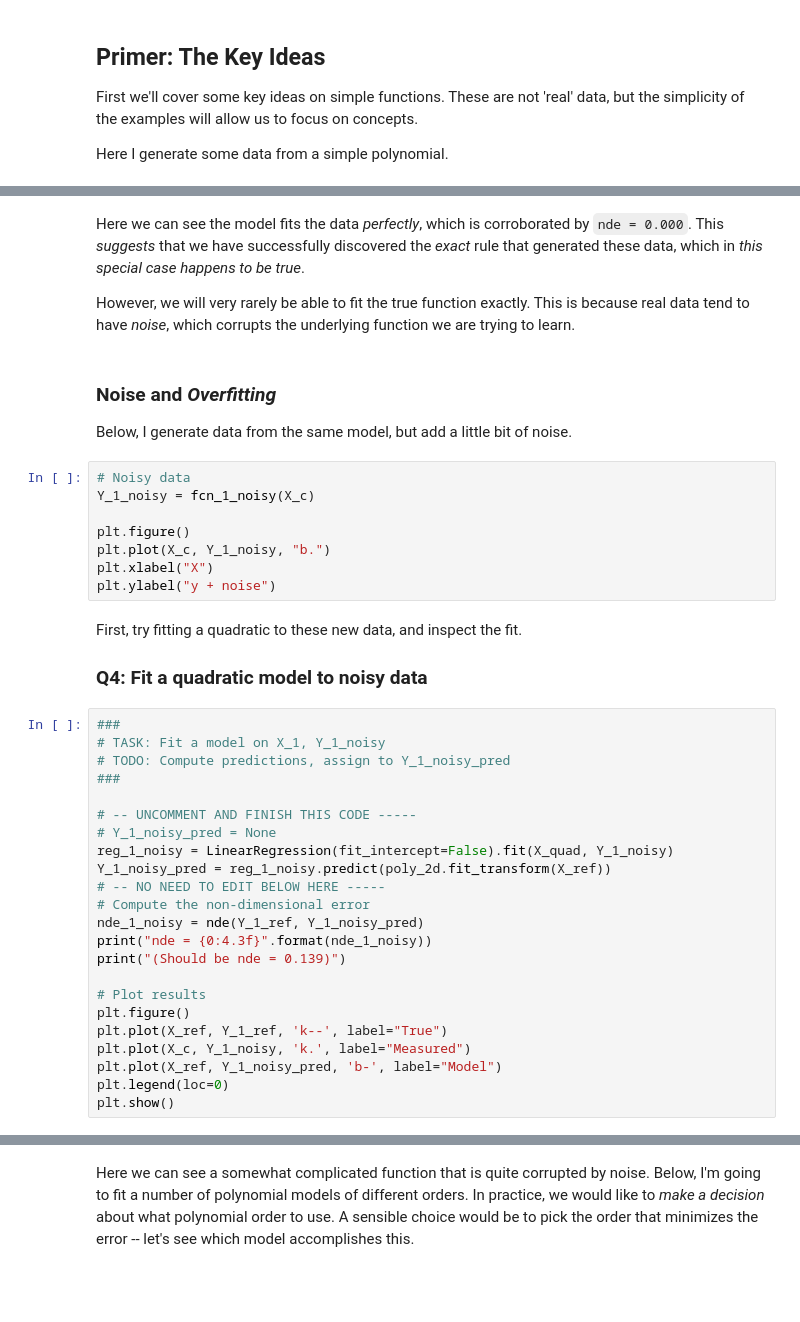
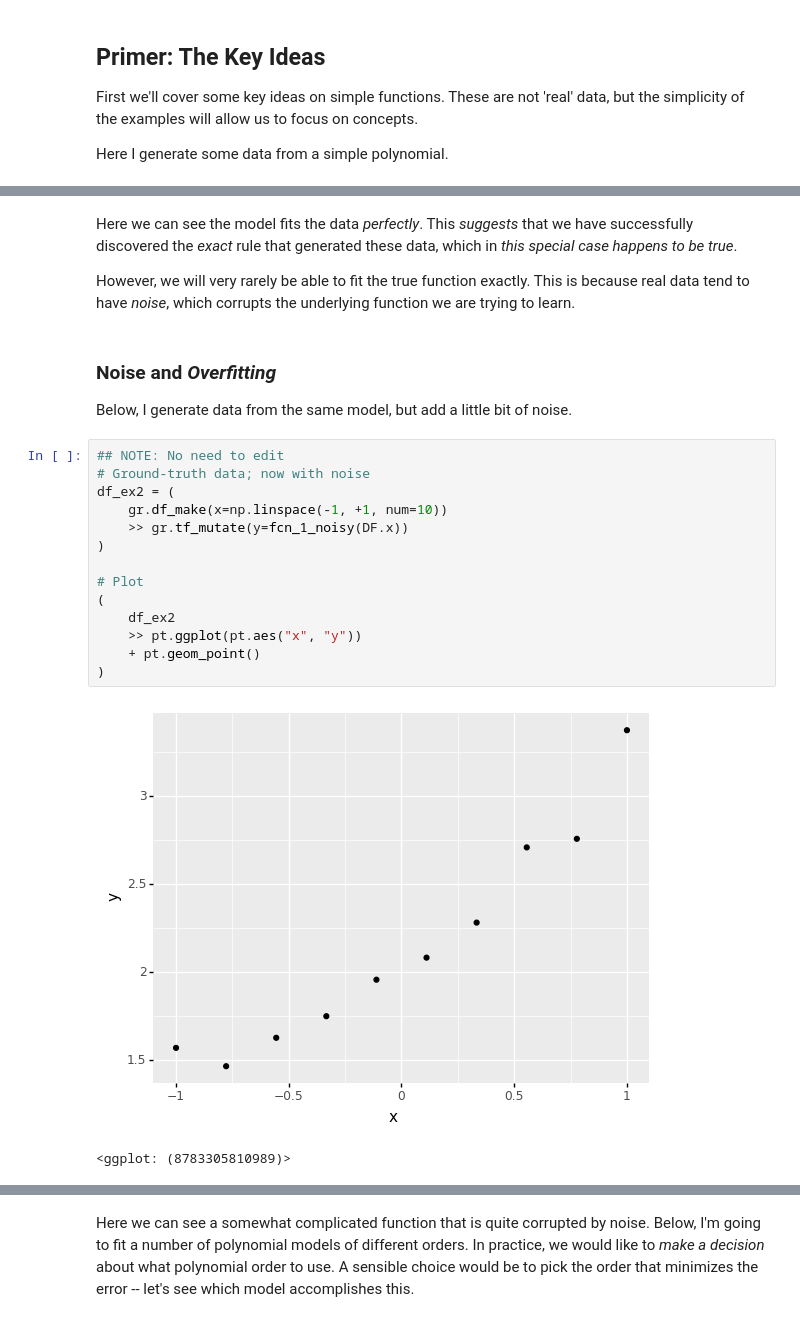
Before and after one commit to zdelrosario/mi101, a Jupyter notebook: _sources/notebooks/05_ml_solution.ipynb, the cells around one changed output, grey strips where cells are left out. Cells and saved outputs as stored; diff of their text form; blank space fills up the shorter version.

```diff
--- a/_sources/notebooks/05_ml_solution.ipynb
+++ b/_sources/notebooks/05_ml_solution.ipynb
@@ -274,42 +274,24 @@ plt.show()
 # %% [markdown]
-Here we can see the model fits the data _perfectly_, which is corroborated by `nde = 0.000`. This _suggests_ that we have successfully discovered the _exact_ rule that generated these data, which in _this special case happens to be true_.
+Here we can see the model fits the data _perfectly_. This _suggests_ that we have successfully discovered the _exact_ rule that generated these data, which in _this special case happens to be true_.
 
 However, we will very rarely be able to fit the true function exactly. This is because real data tend to have _noise_, which corrupts the underlying function we are trying to learn.
 # %% [markdown]
 ### Noise and _Overfitting_
 Below, I generate data from the same model, but add a little bit of noise.
-# %%
-# Noisy data
-Y_1_noisy = fcn_1_noisy(X_c)
-
-plt.figure()
-plt.plot(X_c, Y_1_noisy, "b.")
-plt.xlabel("X")
-plt.ylabel("y + noise")
-# %% [markdown]
-First, try fitting a quadratic to these new data, and inspect the fit.
-
-### Q4: Fit a quadratic model to noisy data
-# %%
-###
-# TASK: Fit a model on X_1, Y_1_noisy
-# TODO: Compute predictions, assign to Y_1_noisy_pred
-###
-
-# -- UNCOMMENT AND FINISH THIS CODE -----
-# Y_1_noisy_pred = None
-reg_1_noisy = LinearRegression(fit_intercept=False).fit(X_quad, Y_1_noisy)
-Y_1_noisy_pred = reg_1_noisy.predict(poly_2d.fit_transform(X_ref))
-# -- NO NEED TO EDIT BELOW HERE -----
-# Compute the non-dimensional error
-nde_1_noisy = nde(Y_1_ref, Y_1_noisy_pred)
-print("nde = {0:4.3f}".format(nde_1_noisy))
-print("(Should be nde = 0.139)")
-
-# Plot results
-plt.figure()
-plt.plot(X_ref, Y_1_ref, 'k--', label="True")
-plt.plot(X_c, Y_1_noisy, 'k.', label="Measured")
-plt.plot(X_ref, Y_1_noisy_pred, 'b-', label="Model")
-plt.legend(loc=0)
-plt.show()
+# %%
+## NOTE: No need to edit
+# Ground-truth data; now with noise
+df_ex2 = (
+    gr.df_make(x=np.linspace(-1, +1, num=10))
+    >> gr.tf_mutate(y=fcn_1_noisy(DF.x))
+)
+
+# Plot
+(
+    df_ex2
+    >> pt.ggplot(pt.aes("x", "y"))
+    + pt.geom_point()
+)
+# %% [output]
+[figure, added]
+<ggplot: (8783305810989)>
```
Also changed, not shown: parts of 28 cells of this notebook, 33 other files.
